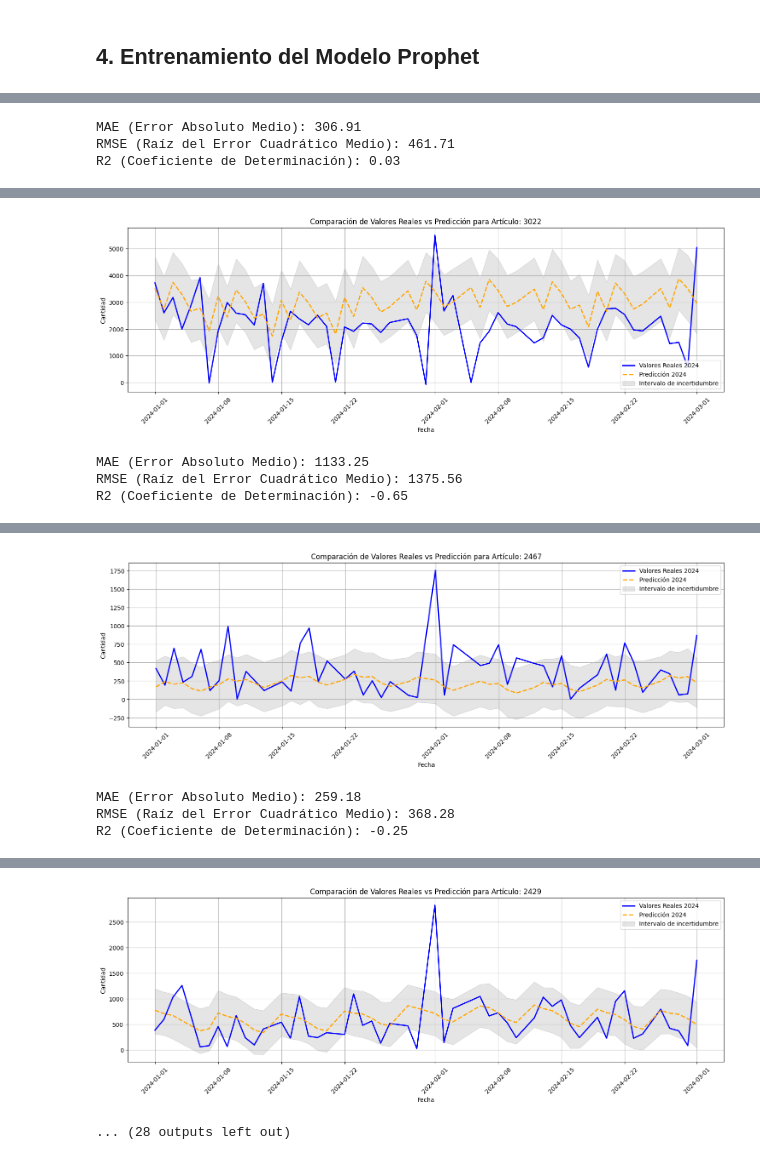
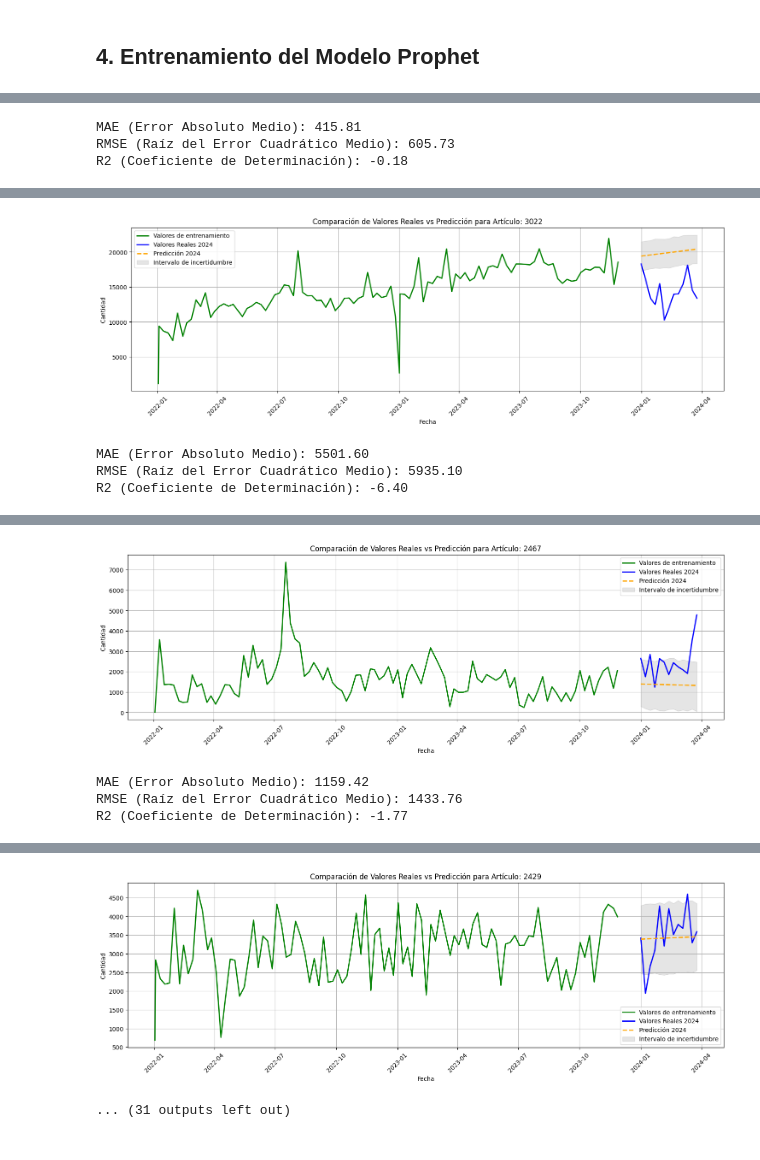
Before and after one commit to jorgec79mx/CapstoneProject_Final, a Jupyter notebook: notebooks/Prediccion_Delli_Prophets.ipynb, the cells around one changed output, grey strips where cells are left out. Drawn from its saved outputs; the diff is of its cells as text; code cells hidden in the pictures.

```diff
--- a/notebooks/Prediccion_Delli_Prophets.ipynb
+++ b/notebooks/Prediccion_Delli_Prophets.ipynb
@@ -204,10 +204,10 @@ df["fecha_inicio_semana"] =  pd.to_datetime(df["fecha_inicio_semana"], errors="c
 df = df.dropna(subset=["fecha_emision"])                                                            #Eliminando posibles fechas invalidas
 
 # Filtrar datos de entrenamiento, validación y futuros
-train       = df[df['fecha_emision'] <= '2023-12-01']
-train       = train[train['fecha_emision'] >= '2021-01-01']
-valid       = df[df['fecha_emision'] >= '2024-01-01']
-valid       = valid[valid['fecha_emision'] <= '2024-03-01']
+train       = df[df['fecha_inicio_semana'] <= '2023-12-01']
+train       = train[train['fecha_inicio_semana'] >= '2022-01-01']
+valid       = df[df['fecha_inicio_semana'] >= '2024-01-01']
+valid       = valid[valid['fecha_inicio_semana'] < '2024-04-01']
 
 train_full  = df
 
@@ -215,8 +215,8 @@ train_full  = df
 #train_data = train.rename(columns={"fecha_emision": "ds", "cantidad": "y"})[["ds", "y", "numero_cliente", "numero_articulo"]]
 #valid_data = valid.rename(columns={"fecha_emision": "ds", "cantidad": "y"})[["ds", "y", "numero_cliente", "numero_articulo"]]
 
-train_data = train.rename(columns={"fecha_emision": "ds", "cantidad": "y"})[["ds", "y"]]
-valid_data = valid.rename(columns={"fecha_emision": "ds", "cantidad": "y"})[["ds", "y"]]
+train_data = train.rename(columns={"fecha_inicio_semana": "ds", "cantidad": "y"})[["ds", "y"]]
+valid_data = valid.rename(columns={"fecha_inicio_semana": "ds", "cantidad": "y"})[["ds", "y"]]
 # %% [markdown]
 ## 4. Entrenamiento del Modelo Prophet
 # %%
@@ -226,14 +226,14 @@ articulos_unicos = df['numero_articulo'].unique()
 # Crear una gráfica por cada artículo
 for articulo in articulos_unicos:
     # Filtrar los datos por artículo
-    train_articulo  = train[train['numero_articulo'] == articulo] #.rename(columns={'fecha_emision': 'ds', 'cantidad': 'y'})
+    train_articulo  = train[train['numero_articulo'] == articulo]
     #train_articulo  = train_articulo.groupby("fecha_emision")[["cantidad", "costo_total"]].sum().reset_index()
-    train_articulo  = train_articulo.groupby("fecha_emision")["cantidad"].sum().reset_index()
-    train_articulo  = train_articulo.rename(columns={'fecha_emision': 'ds', 'cantidad': 'y'})
+    train_articulo  = train_articulo.groupby("fecha_inicio_semana")["cantidad"].sum().reset_index()
+    train_articulo  = train_articulo.rename(columns={'fecha_inicio_semana': 'ds', 'cantidad': 'y'})
 
-    valid_articulo  = valid[valid['numero_articulo'] == articulo] #.rename(columns={'fecha_emision': 'ds', 'cantidad': 'y'})
-    valid_articulo  = valid_articulo.groupby("fecha_emision")["cantidad"].sum().reset_index()
-    valid_articulo  = valid_articulo.rename(columns={'fecha_emision': 'ds', 'cantidad': 'y'})
+    valid_articulo  = valid[valid['numero_articulo'] == articulo]
+    valid_articulo  = valid_articulo.groupby("fecha_inicio_semana")["cantidad"].sum().reset_index()
+    valid_articulo  = valid_articulo.rename(columns={'fecha_inicio_semana': 'ds', 'cantidad': 'y'})
 
     valid_articulo
 
@@ -261,7 +261,7 @@ for articulo in articulos_unicos:
 
     # Graficar valores reales y predicciones
     plt.figure(figsize=(18, 5))
-    #plt.plot(train_articulo['ds'], train_articulo['y'], label='Valores de entrenamiento', color='green', linewidth=2)
+    plt.plot(train_articulo['ds'], train_articulo['y'], label='Valores de entrenamiento', color='green', linewidth=2)
     plt.plot(valid_2024['ds'], valid_2024['y'], label='Valores Reales 2024', color='blue', linewidth=2)
     plt.plot(forecast_2024['ds'], forecast_2024['yhat'], label='Predicción 2024', linestyle='--', color='orange', linewidth=2)
     plt.fill_between(forecast_2024['ds'], forecast_2024['yhat_lower'], forecast_2024['yhat_upper'],
@@ -292,3 +292,3 @@ for articulo in articulos_unicos:
-MAE (Error Absoluto Medio): 306.91
-RMSE (Raíz del Error Cuadrático Medio): 461.71
-R2 (Coeficiente de Determinación): 0.03
+MAE (Error Absoluto Medio): 415.81
+RMSE (Raíz del Error Cuadrático Medio): 605.73
+R2 (Coeficiente de Determinación): -0.18
@@ -296,4 +296,4 @@ R2 (Coeficiente de Determinación): 0.03
-[figure, old version]
+[figure, new version]
-MAE (Error Absoluto Medio): 1133.25
-RMSE (Raíz del Error Cuadrático Medio): 1375.56
-R2 (Coeficiente de Determinación): -0.65
+MAE (Error Absoluto Medio): 5501.60
+RMSE (Raíz del Error Cuadrático Medio): 5935.10
+R2 (Coeficiente de Determinación): -6.40
@@ -302,4 +302,4 @@ R2 (Coeficiente de Determinación): -0.65
-[figure, old version]
+[figure, new version]
-MAE (Error Absoluto Medio): 259.18
-RMSE (Raíz del Error Cuadrático Medio): 368.28
-R2 (Coeficiente de Determinación): -0.25
+MAE (Error Absoluto Medio): 1159.42
+RMSE (Raíz del Error Cuadrático Medio): 1433.76
+R2 (Coeficiente de Determinación): -1.77
@@ -308,2 +308,2 @@ R2 (Coeficiente de Determinación): -0.25
-[figure, old version]
+[figure, new version]
-... (28 outputs left out)
+... (31 outputs left out)
```
Also changed, not shown: parts of 3 cells of this notebook, 2 other files.
